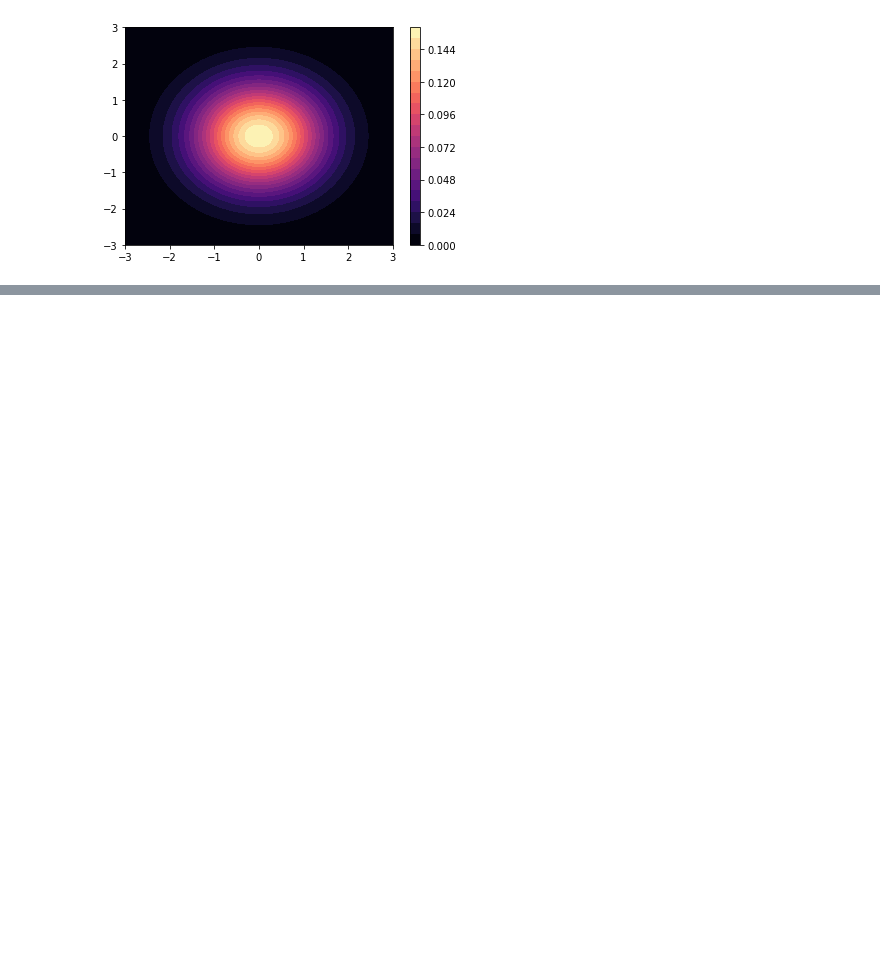
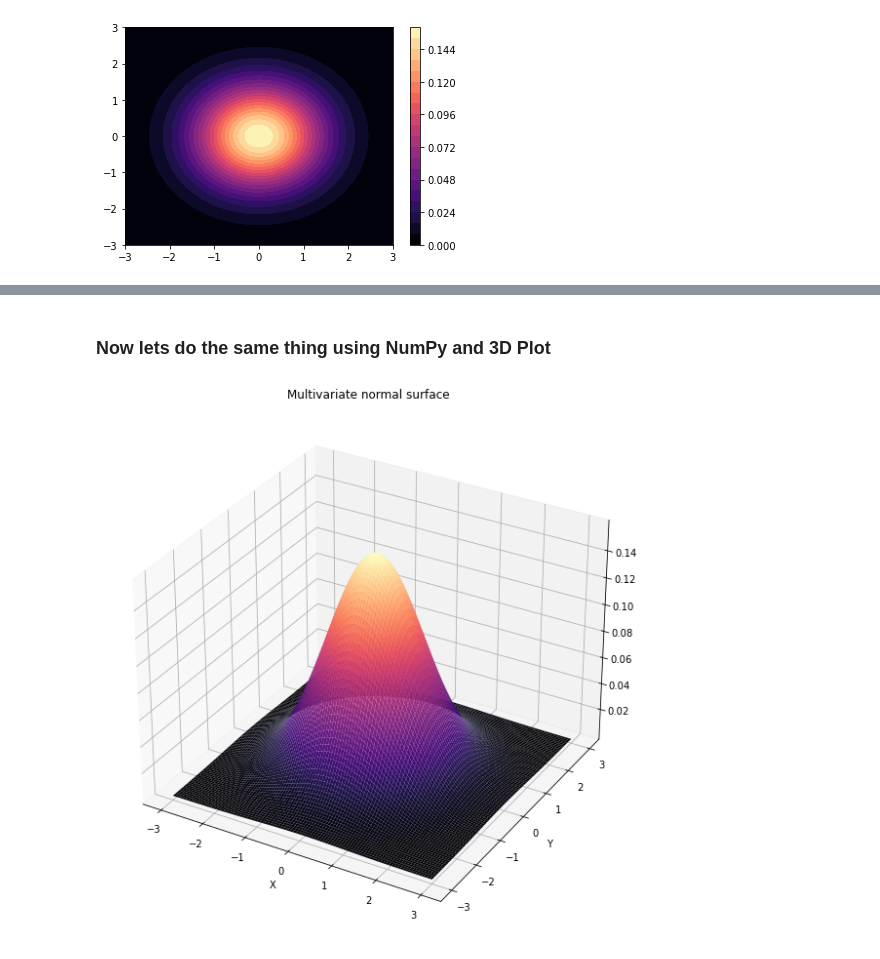
Before and after one commit to jovidsilva/IITB-IMW-Classification-Modelling, a Jupyter notebook: Day3/Contour plot of bivariate normal distribution.ipynb, the cells around one changed output, grey strips where cells are left out. Saved outputs shown, nothing was run; the diff lists cells and outputs as text; code cells hidden in the pictures; blank space fills up the shorter version.

```diff
--- a/Day3/Contour plot of bivariate normal distribution.ipynb
+++ b/Day3/Contour plot of bivariate normal distribution.ipynb
@@ -34,0 +35,25 @@ plt.show()
+# %% [markdown]
+### Now lets do the same thing using NumPy and 3D Plot
+# %%
+from mpl_toolkits import mplot3d
+import matplotlib.pyplot as plt
+from scipy.stats import multivariate_normal
+x = np.linspace(-3,3,100)
+y = np.linspace(-3,3,100)
+X, Y = np.meshgrid(x, y)
+pos = np.dstack((X, Y))
+mu = np.array([0, 0])
+cov = np.array([[1, 0],
+                [0, 1]])
+rv = multivariate_normal(mu, cov)
+Z = rv.pdf(pos)
+fig = plt.figure(figsize=(10,10))
+ax = plt.axes(projection='3d')
+ax.plot_surface(X, Y, Z, rstride=1, cstride=1,
+                cmap='magma', edgecolor='none')
+plt.xlabel("X")
+plt.ylabel("Y")
+ax.set_title('Multivariate normal surface')
+plt.show()
+# %% [output]
+[figure, added]
```
Also changed, not shown: parts of 1 cell of this notebook.
